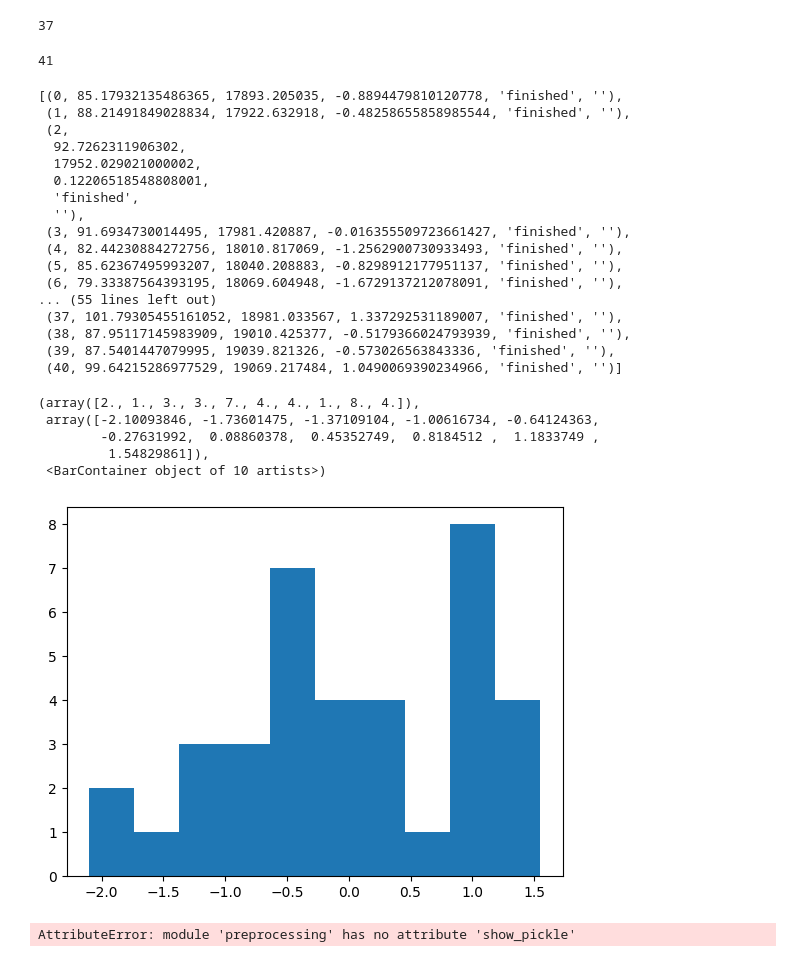
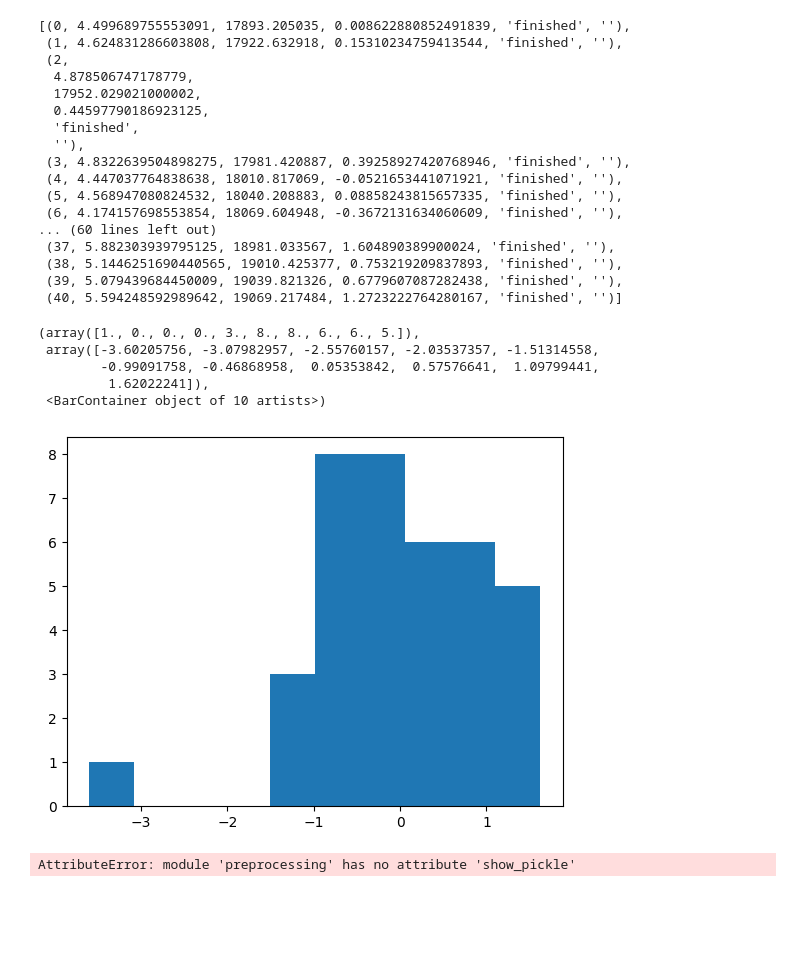
Before and after one commit to KathaMei/Pupille, a Jupyter notebook: notebooks/smooth.ipynb, the cells around one changed output. Drawn from its saved outputs; the diff is of its cells as text; code cells hidden in the pictures; blank space fills up the shorter version.

```diff
--- a/notebooks/smooth.ipynb
+++ b/notebooks/smooth.ipynb
@@ -26,4 +26,5 @@ importlib.reload(checkdata)
 # %%
+
 import preprocessing
 import plotting
 import math
@@ -47,7 +48,7 @@ else:
     subject_id="PJ01_1_Ruhe"
     data_dir="/Users/Katharina/Desktop/Beispieldaten"
 
-field="diameter"
+field="diameter_3d"
 ts="pupil_timestamp"
 
 config=preprocessing.create_process_config(0,field,subject_id,data_dir)
@@ -115,36 +116,34 @@ for what_pf in eye0.frames:
 # %%
-display(eye0.num_valid, len(eye0.frames))
+#display(eye0.num_valid, len(eye0.frames))
 display([(f.index,f.baseline_mean,f.annotation_ts,f.zscore,f.stage,f.remark) for f in eye0.frames])
 
 
 zscores=[f.zscore for f in eye0.frames if f.valid or f.stage=="zscore"]
 plt.hist(zscores)
 # %% [output]
-37
+[(0, 4.499689755553091, 17893.205035, 0.008622880852491839, 'finished', ''),
+ (1, 4.624831286603808, 17922.632918, 0.15310234759413544, 'finished', ''),
+ (2,
+  4.878506747178779,
+  17952.029021000002,
+  0.44597790186923125,
+  'finished',
+  ''),
+ (3, 4.8322639504898275, 17981.420887, 0.39258927420768946, 'finished', ''),
+ (4, 4.447037764838638, 18010.817069, -0.0521653441071921, 'finished', ''),
+ (5, 4.568947080824532, 18040.208883, 0.08858243815657335, 'finished', ''),
+ (6, 4.174157698553854, 18069.604948, -0.3672131634060609, 'finished', ''),
+... (60 lines left out)
+ (37, 5.882303939795125, 18981.033567, 1.604890389900024, 'finished', ''),
+ (38, 5.1446251690440565, 19010.425377, 0.753219209837893, 'finished', ''),
+ (39, 5.079439684450009, 19039.821326, 0.6779607087282438, 'finished', ''),
+ (40, 5.594248592989642, 19069.217484, 1.2723222764280167, 'finished', '')]
-41
+(array([1., 0., 0., 0., 3., 8., 8., 6., 6., 5.]),
+ array([-3.60205756, -3.07982957, -2.55760157, -2.03537357, -1.51314558,
+        -0.99091758, -0.46868958,  0.05353842,  0.57576641,  1.09799441,
+         1.62022241]),
+ <BarContainer object of 10 artists>)
-[(0, 85.17932135486365, 17893.205035, -0.8894479810120778, 'finished', ''),
- (1, 88.21491849028834, 17922.632918, -0.48258655858985544, 'finished', ''),
- (2,
-  92.7262311906302,
-  17952.029021000002,
-  0.12206518548808001,
-  'finished',
-  ''),
- (3, 91.6934730014495, 17981.420887, -0.016355509723661427, 'finished', ''),
- (4, 82.44230884272756, 18010.817069, -1.2562900730933493, 'finished', ''),
- (5, 85.62367495993207, 18040.208883, -0.8298912177951137, 'finished', ''),
- (6, 79.33387564393195, 18069.604948, -1.6729137212078091, 'finished', ''),
-... (55 lines left out)
- (37, 101.79305455161052, 18981.033567, 1.337292531189007, 'finished', ''),
- (38, 87.95117145983909, 19010.425377, -0.5179366024793939, 'finished', ''),
- (39, 87.5401447079995, 19039.821326, -0.573026563843336, 'finished', ''),
- (40, 99.64215286977529, 19069.217484, 1.0490069390234966, 'finished', '')]
-(array([2., 1., 3., 3., 7., 4., 4., 1., 8., 4.]),
- array([-2.10093846, -1.73601475, -1.37109104, -1.00616734, -0.64124363,
-        -0.27631992,  0.08860378,  0.45352749,  0.8184512 ,  1.1833749 ,
-         1.54829861]),
- <BarContainer object of 10 artists>)
-[figure, old version]
+[figure, new version]
 # %%
 preprocessing.save_pickle(f"{eye0.config.subject_id}.pickle",eye0)
 # %%
```
Also changed, not shown: parts of 4 cells of this notebook, 7 other files.
